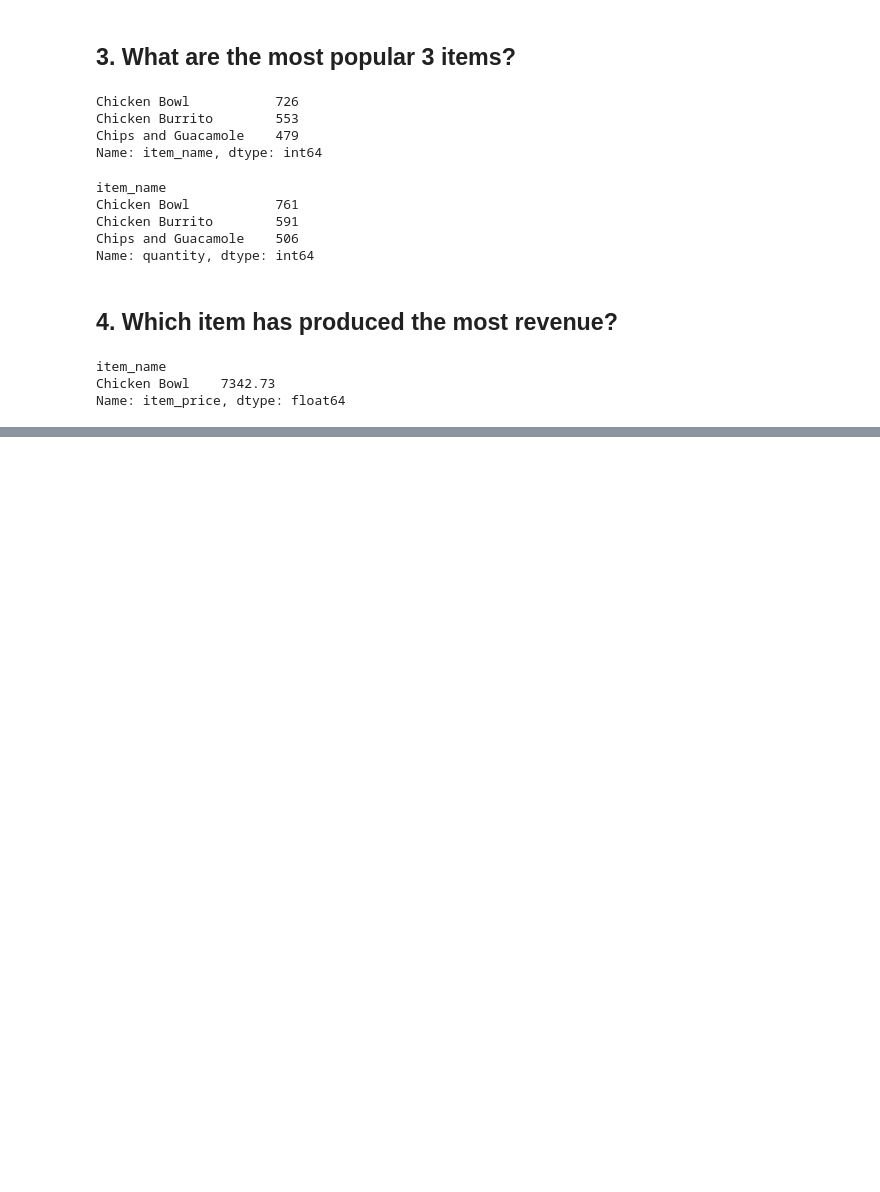
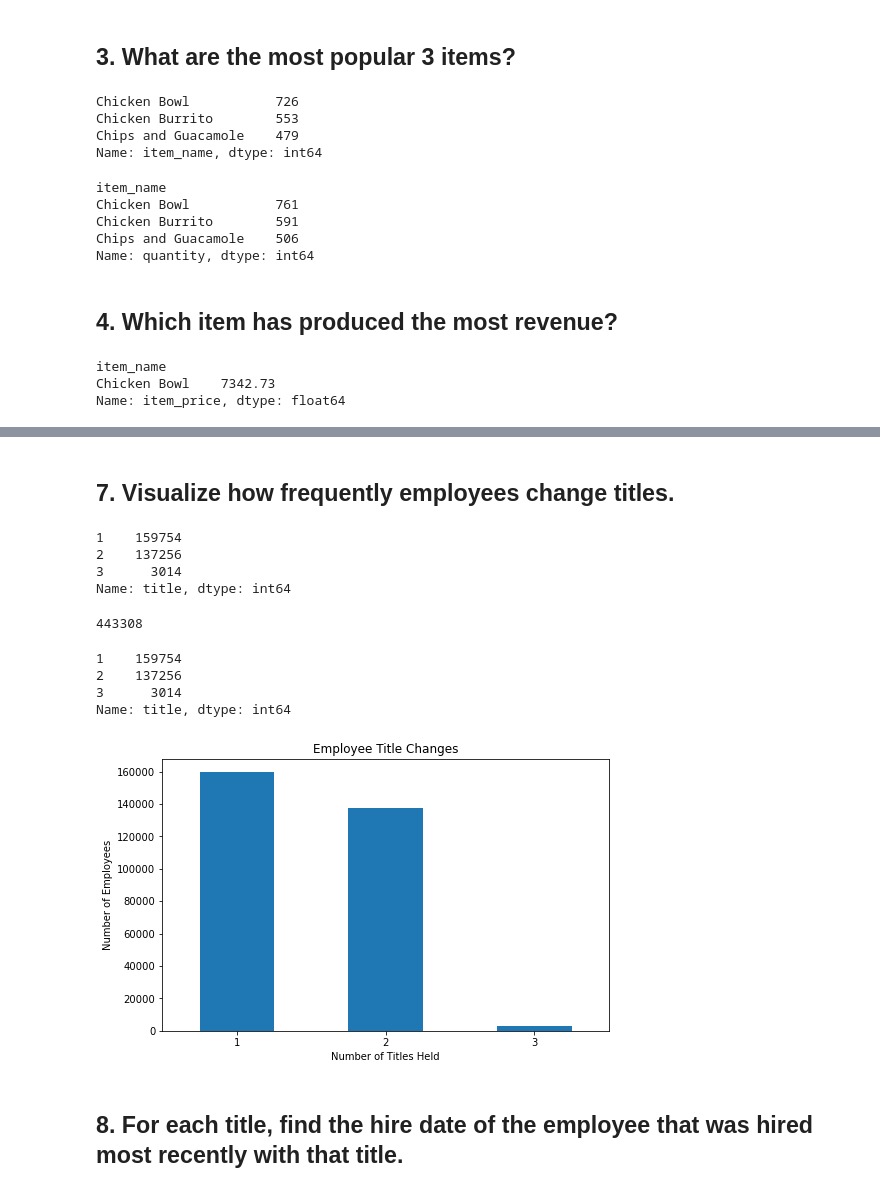
Before and after one commit to mariamnaqvi/numpy-pandas-visualization-exercises, a Jupyter notebook: advanced_dataframes.ipynb, the cells around one changed output, grey strips where cells are left out. Cells and saved outputs as stored; diff of their text form; code cells hidden in the pictures; blank space fills up the shorter version.

```diff
--- a/advanced_dataframes.ipynb
+++ b/advanced_dataframes.ipynb
@@ -575,0 +608,30 @@ Name: item_price, dtype: float64
+# %% [markdown]
+## 7. Visualize how frequently employees change titles.
+# %%
+emp_and_titles.groupby('emp_no').title.count().value_counts()
+# %% [output]
+1    159754
+2    137256
+3      3014
+Name: title, dtype: int64
+# %%
+emp_and_titles.title.count()
+# %% [output]
+443308
+# %%
+title_count
+# %% [output]
+1    159754
+2    137256
+3      3014
+Name: title, dtype: int64
+# %%
+title_count.plot(kind = 'bar', rot = 0, figsize=(8,5))
+plt.title('Employee Title Changes')
+plt.ylabel('Number of Employees')
+plt.xlabel('Number of Titles Held')
+plt.show()
+# %% [output]
+[figure, added]
+# %% [markdown]
+## 8. For each title, find the hire date of the employee that was hired most recently with that title.
```
Also changed, not shown: parts of 18 cells of this notebook.
